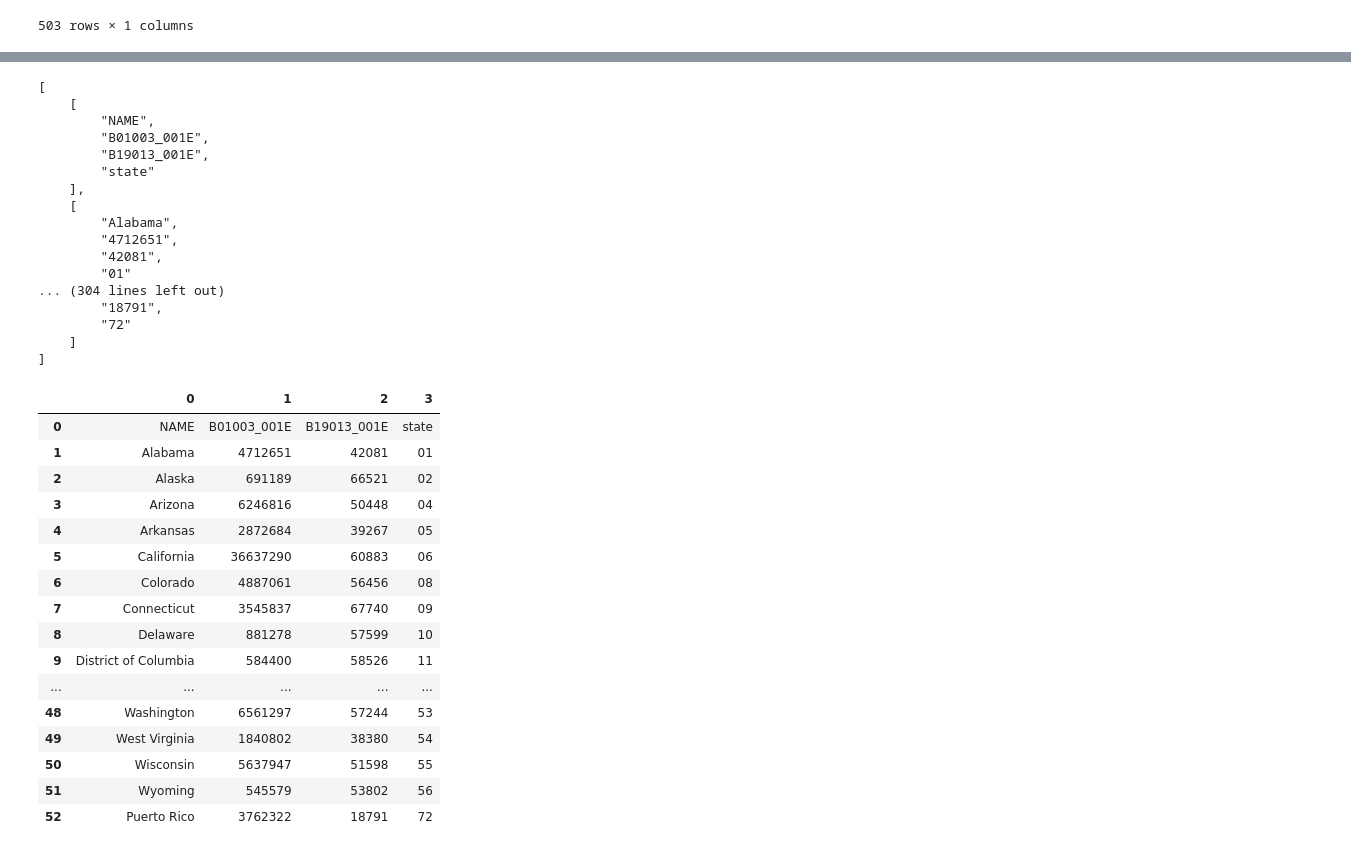
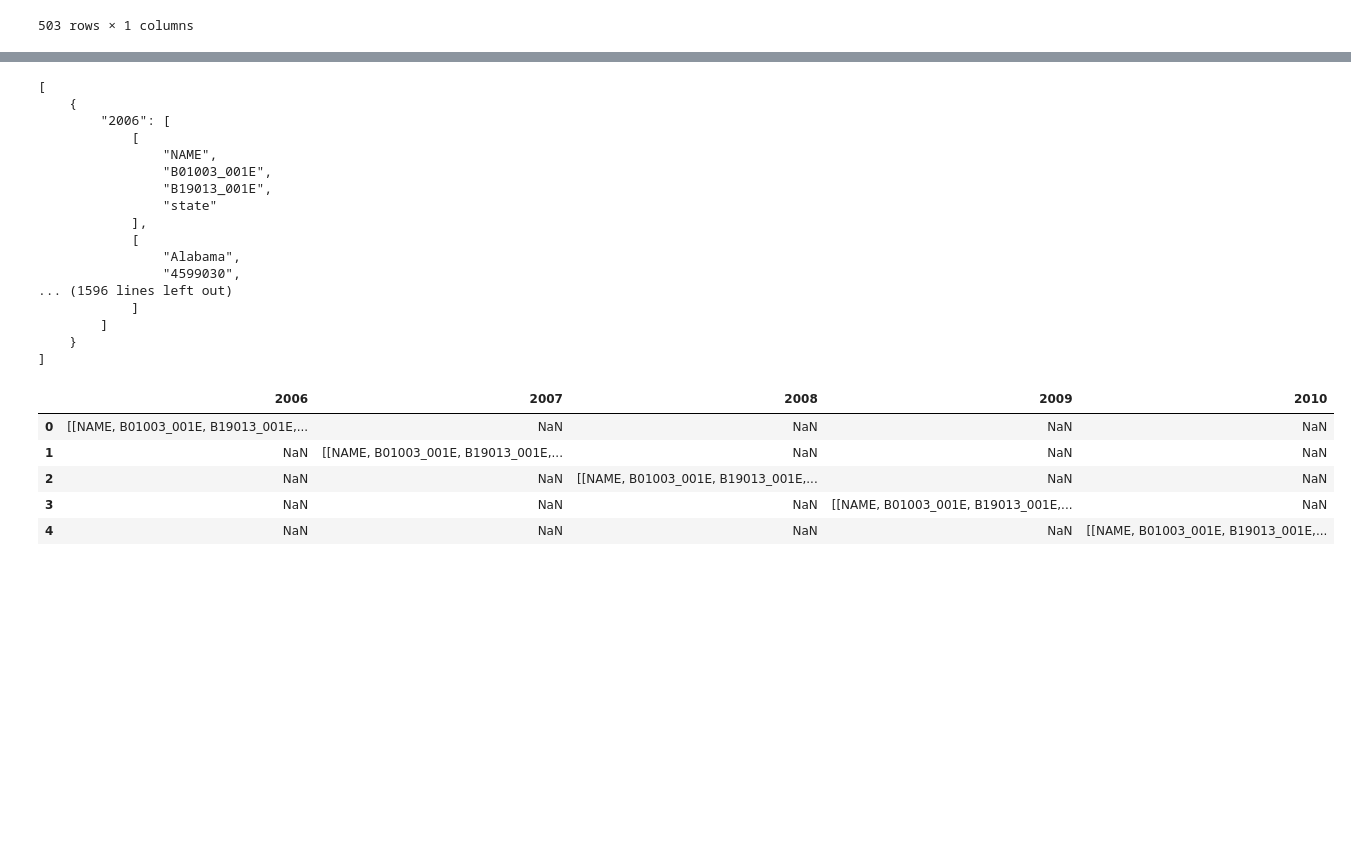
Before and after one commit to SamClements94/Project-1, a Jupyter notebook: Project_1-sam.ipynb, the cells around one changed output, grey strips where cells are left out. Drawn from its saved outputs; the diff is of its cells as text; code cells hidden in the pictures; blank space fills up the shorter version.

Commit message:
muti year household income pulled

```diff
--- a/Project_1-sam.ipynb
+++ b/Project_1-sam.ipynb
@@ -81,6 +81,14 @@ clean_disease_df
 # %%
 #Below is the alternate way to pull census income data from the ACS5 using the URL
 # %%
-year=2010
-target_url = f"https://api.census.gov/data/{year}/acs/acs5?get=NAME,B01003_001E,B19013_001E&for=state:*&key={api_key}"
-income_data = requests.get(target_url).json()
+years=['2006','2007','2008','2009','2010']
+All_data= []
+for year in years:
+    try:
+        target_url = f"https://api.census.gov/data/{year}/acs/acs1?get=NAME,B01003_001E,B19013_001E&for=state:*&key={api_key}"
+        income_data = requests.get(target_url).json()
+        All_data.append({year:income_data})
+    except:
+        print ('not found')
+
+All_data
@@ -87,46 +113,36 @@ income_data = requests.get(target_url).json()
 # %%
 #print the Json data with formatting
-print(json.dumps(income_data, indent=4, sort_keys=True))
+print(json.dumps(All_data, indent=4, sort_keys=True))
 # %% [output]
 [
-    [
-        "NAME",
-        "B01003_001E",
-        "B19013_001E",
-        "state"
-    ],
-    [
-        "Alabama",
-        "4712651",
-        "42081",
-        "01"
-... (304 lines left out)
-        "18791",
-        "72"
-    ]
+    {
+        "2006": [
+            [
+                "NAME",
+                "B01003_001E",
+                "B19013_001E",
+                "state"
+            ],
+            [
+                "Alabama",
+                "4599030",
+... (1596 lines left out)
+            ]
+        ]
+    }
 ]
 # %%
 #reading the census Json data into a dataframe. issues include translating the state names into state abreviations to match the disease data frame, dropping the frst row, and renaming the columns
-income_df = pd.DataFrame(income_data)
+income_df = pd.DataFrame(All_data)
+
 income_df
 # %% [output]
-|  | 0 | 1 | 2 | 3 |
-| 0 | NAME | B01003_001E | B19013_001E | state |
-| 1 | Alabama | 4712651 | 42081 | 01 |
-| 2 | Alaska | 691189 | 66521 | 02 |
-| 3 | Arizona | 6246816 | 50448 | 04 |
-| 4 | Arkansas | 2872684 | 39267 | 05 |
-| 5 | California | 36637290 | 60883 | 06 |
-| 6 | Colorado | 4887061 | 56456 | 08 |
-| 7 | Connecticut | 3545837 | 67740 | 09 |
-| 8 | Delaware | 881278 | 57599 | 10 |
-| 9 | District of Columbia | 584400 | 58526 | 11 |
-| ... | ... | ... | ... | ... |
-| 48 | Washington | 6561297 | 57244 | 53 |
-| 49 | West Virginia | 1840802 | 38380 | 54 |
-| 50 | Wisconsin | 5637947 | 51598 | 55 |
-| 51 | Wyoming | 545579 | 53802 | 56 |
-| 52 | Puerto Rico | 3762322 | 18791 | 72 |
+|  | 2006 | 2007 | 2008 | 2009 | 2010 |
+| 0 | [[NAME, B01003_001E, B19013_001E,... | NaN | NaN | NaN | NaN |
+| 1 | NaN | [[NAME, B01003_001E, B19013_001E,... | NaN | NaN | NaN |
+| 2 | NaN | NaN | [[NAME, B01003_001E, B19013_001E,... | NaN | NaN |
+| 3 | NaN | NaN | NaN | [[NAME, B01003_001E, B19013_001E,... | NaN |
+| 4 | NaN | NaN | NaN | NaN | [[NAME, B01003_001E, B19013_001E,... |
 # %%
 #Firt row dropped
 income_df.drop(index=income_df.index[0],axis=0,inplace=True)
```
Also changed, not shown: parts of 2 cells of this notebook.
